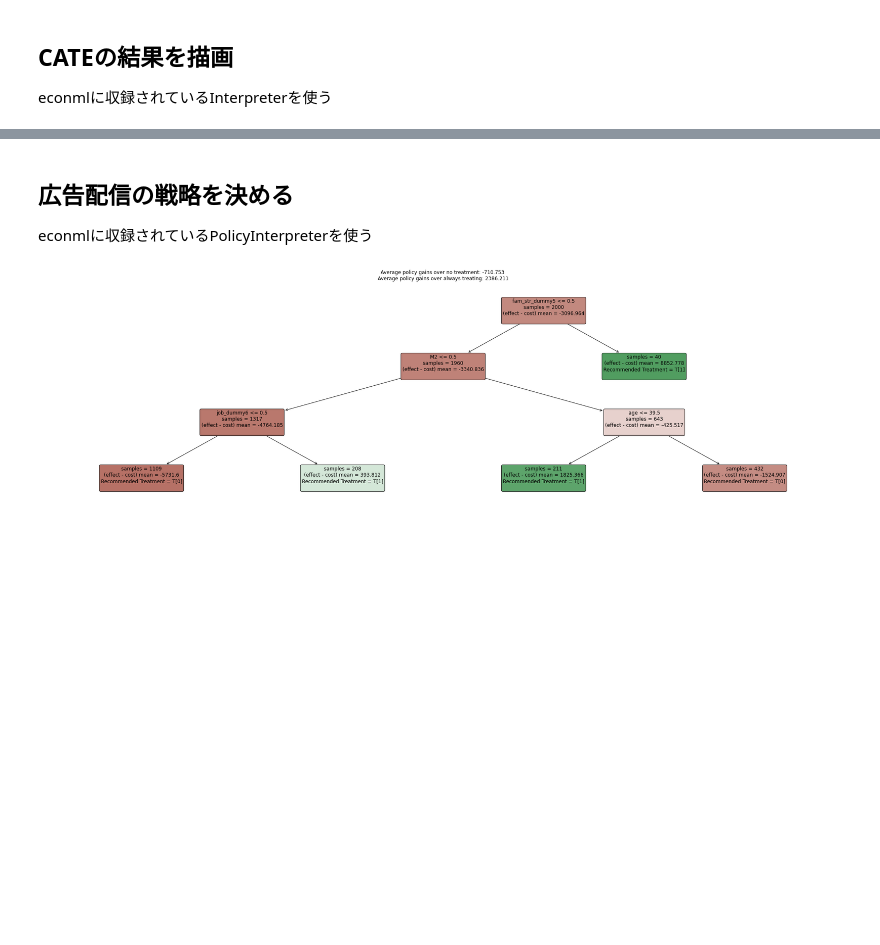
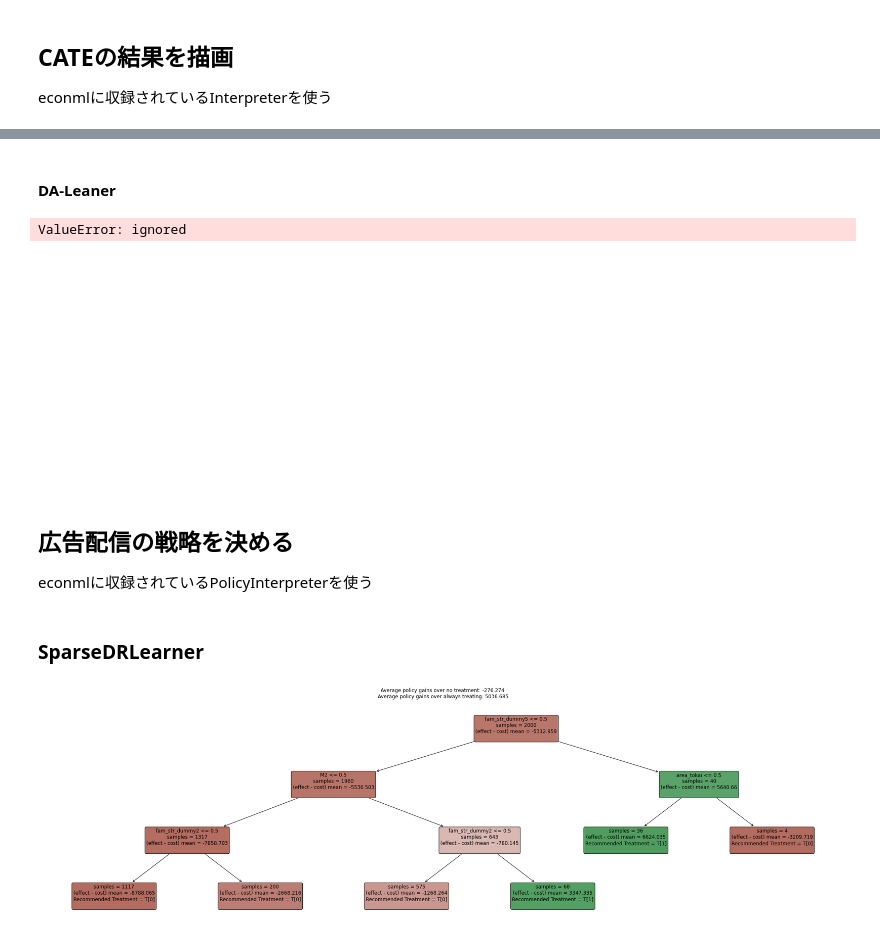
Before and after one commit to Itsuki-Hamano123/practice-casualeffect, a Jupyter notebook: econml/cm_causality.ipynb, the cells around one changed output, grey strips where cells are left out. Cells and saved outputs as stored; diff of their text form; code cells hidden in the pictures; blank space fills up the shorter version.

```diff
--- a/econml/cm_causality.ipynb
+++ b/econml/cm_causality.ipynb
@@ -238,4 +246,5 @@ Intercept Results
 # %%
 # 統計的に有意な特徴量（p値<0.05）
-SIGNIFICANT_FEAT = ["area_tokai", "job_dummy2", "job_dummy4", "job_dummy6", "job_dummy7",
-                    "inc", "fam_str_dummy5", "M1", "M2", "TVwatch_day"]
+SIGNIFICANT_FEAT = ["area_kanto", "area_tokai","marry_dummy", "job_dummy2", "job_dummy3", "job_dummy4",
+                    "job_dummy7", "inc", "fam_str_dummy2", "fam_str_dummy3", "fam_str_dummy5",
+                    "M1", "M2", "TVwatch_day"]
@@ -449,0 +504,32 @@ OSError: ignored
+# %%
+SIGNIFICANT_FEAT_DALEARNER_TRAIN_MODE = False
+
+model_name = 'significant_feat_dalearner'
+model_obj_dir = "./model"
+load_pkl_path = "significant_feat_dalearner_20200517192943.pkl"
+
+if SIGNIFICANT_FEAT_DALEARNER_TRAIN_MODE:
+    Significant_feat_DALearner_model = DomainAdaptationLearner(models=xgb.XGBRegressor(**hyperparameter["models"]), # （反事実も含めた）アウトカム予測用のモデル定義
+                                          propensity_model=xgb.XGBClassifier(**hyperparameter["propensity_model"]), # 傾向スコア予測用のモデル定義
+                                          final_models=xgb.XGBRegressor(**hyperparameter["final_models"]), # CATE予測用のモデル定義
+                                          )
+
+    #inference='bootstrap'
+    inference=None
+    Significant_feat_DALearner_model.fit(Y=train_data[OUTCOME_COLUMN].values,
+                    T=train_data[TREATMENT_COLUMN].values,
+                    X=train_data[SIGNIFICANT_FEAT].values,
+                    inference=inference
+                    )
+
+    # inferenceをbootstrapに設定した場合、pklファイルに書き出さない
+    # (最大深度の問題でpklファイルから読み込めないため)
+    if inference != 'bootstrap':
+        res = export_pkl_model_obj(model_obj_dir, model_name, Significant_feat_DALearner_model, hyperparameter)
+        print("{model_name}を{file_path}に出力".format(model_name=model_name, file_path=res))
+
+else:
+    load_obj = load_pkl(model_obj_dir, load_pkl_path)
+    Significant_feat_DALearner_model = load_obj["model"]
+    print("{model_name}を{file_path}から読み込み".format(model_name=model_name, file_path=load_pkl_path))
+    print("ハイパーパラメータ{hyperparameter}".format(hyperparameter=load_obj["hyperparameter"]))
@@ -482,3 +574,10 @@ plot_model_interpreter(DALearner_model, test_data[COVARIATE_COLUMNS])
+# %% [markdown]
+#### DA-Leaner
+# %%
+plot_model_interpreter(Significant_feat_DALearner_model, analysis_data[SIGNIFICANT_FEAT])
+# %% [output]
+ValueError: ignored
+[figure, added]
 # %% [markdown]
 ## 広告配信の戦略を決める
 econmlに収録されているPolicyInterpreterを使う
@@ -496,7 +595,9 @@ def plot_model_policyinterpreter(model, X_df):
     plt.figure(figsize=(35, 10))
     intrp.plot(feature_names=X_df.columns, fontsize=12)
     plt.show()
+# %% [markdown]
+### SparseDRLearner
 # %%
-plot_model_policyinterpreter(DLLeaner_model, test_data[COVARIATE_COLUMNS])
+plot_model_policyinterpreter(Sparse_DRLearner_model, test_data[COVARIATE_COLUMNS])
 # %% [output]
-[figure, old version]
+[figure, new version]
```
Also changed, not shown: parts of 35 cells of this notebook.
